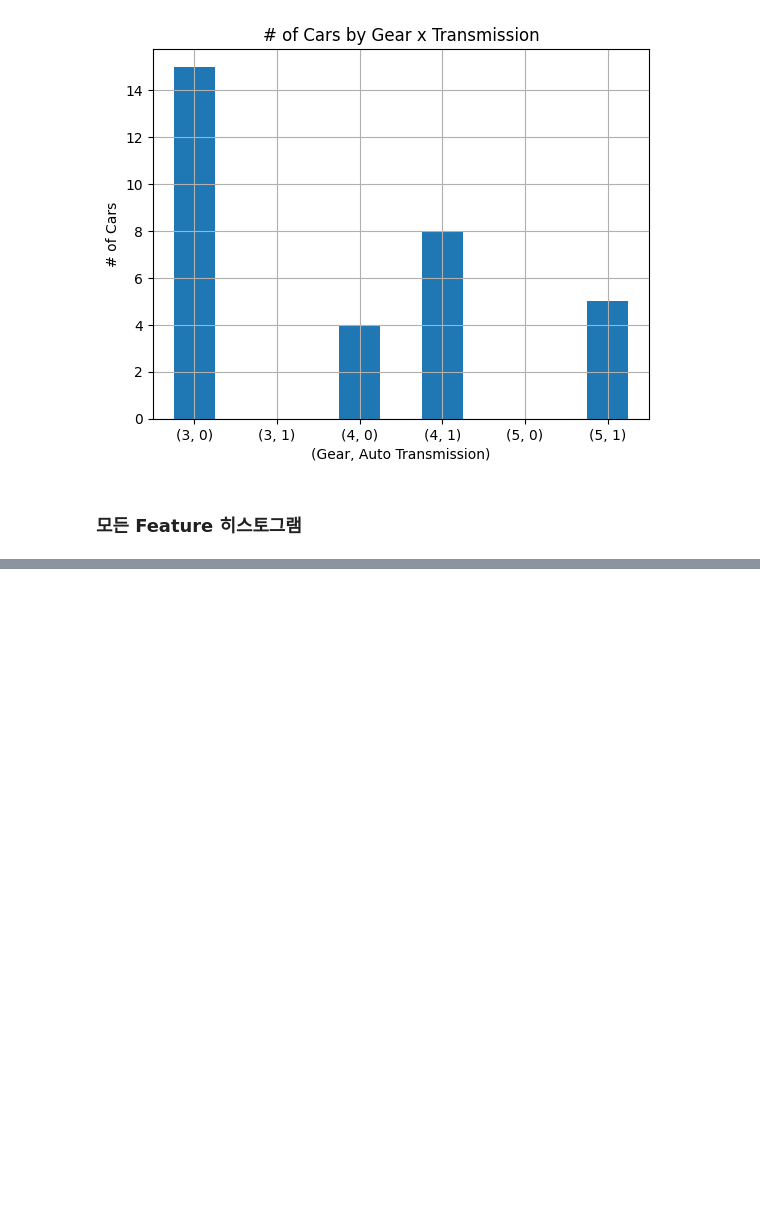
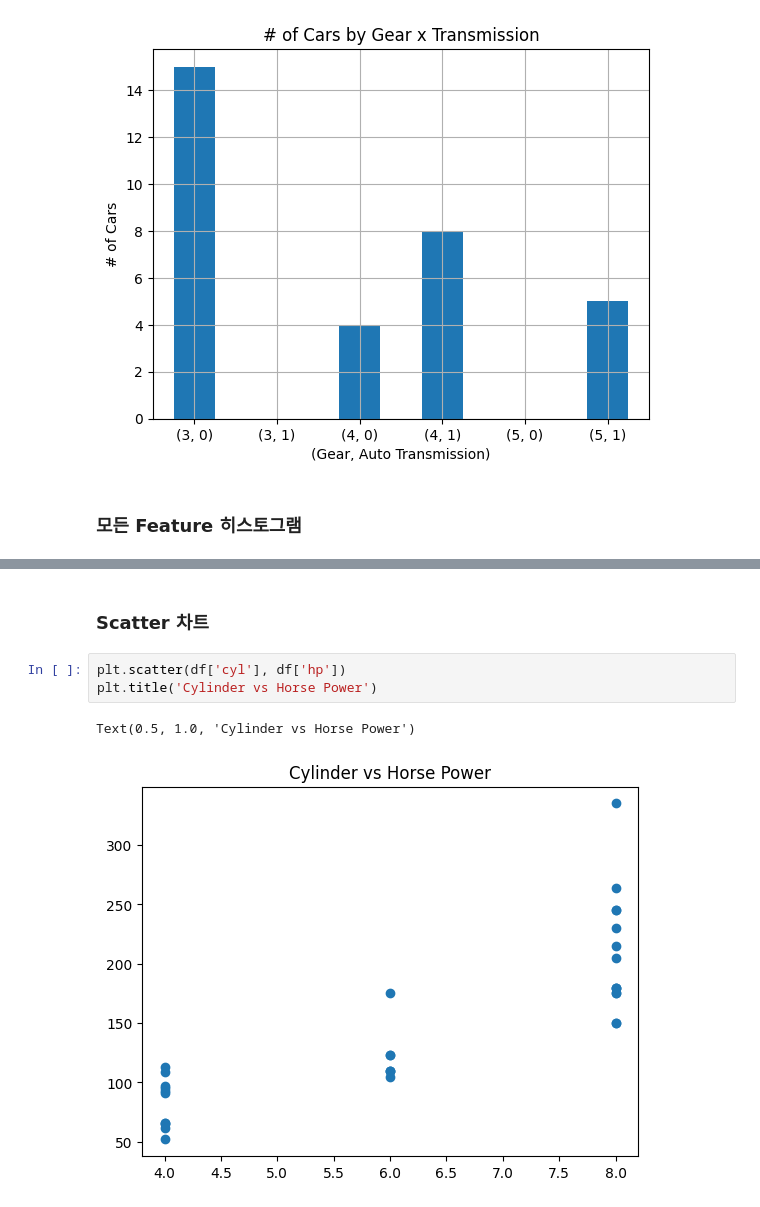
Before and after one commit to cleonno3o/Softeer-Wiki, a Jupyter notebook: W1/M1/m1.ipynb, the cells around one changed output, grey strips where cells are left out. Drawn from its saved outputs; the diff is of its cells as text; blank space fills up the shorter version.

```diff
--- a/W1/M1/m1.ipynb
+++ b/W1/M1/m1.ipynb
@@ -172,0 +173,8 @@ for i in range(4):
+# %% [markdown]
+### Scatter 차트
+# %%
+plt.scatter(df['cyl'], df['hp'])
+plt.title('Cylinder vs Horse Power')
+# %% [output]
+Text(0.5, 1.0, 'Cylinder vs Horse Power')
+[figure, added]
```
Also changed, not shown: parts of 4 cells of this notebook.
